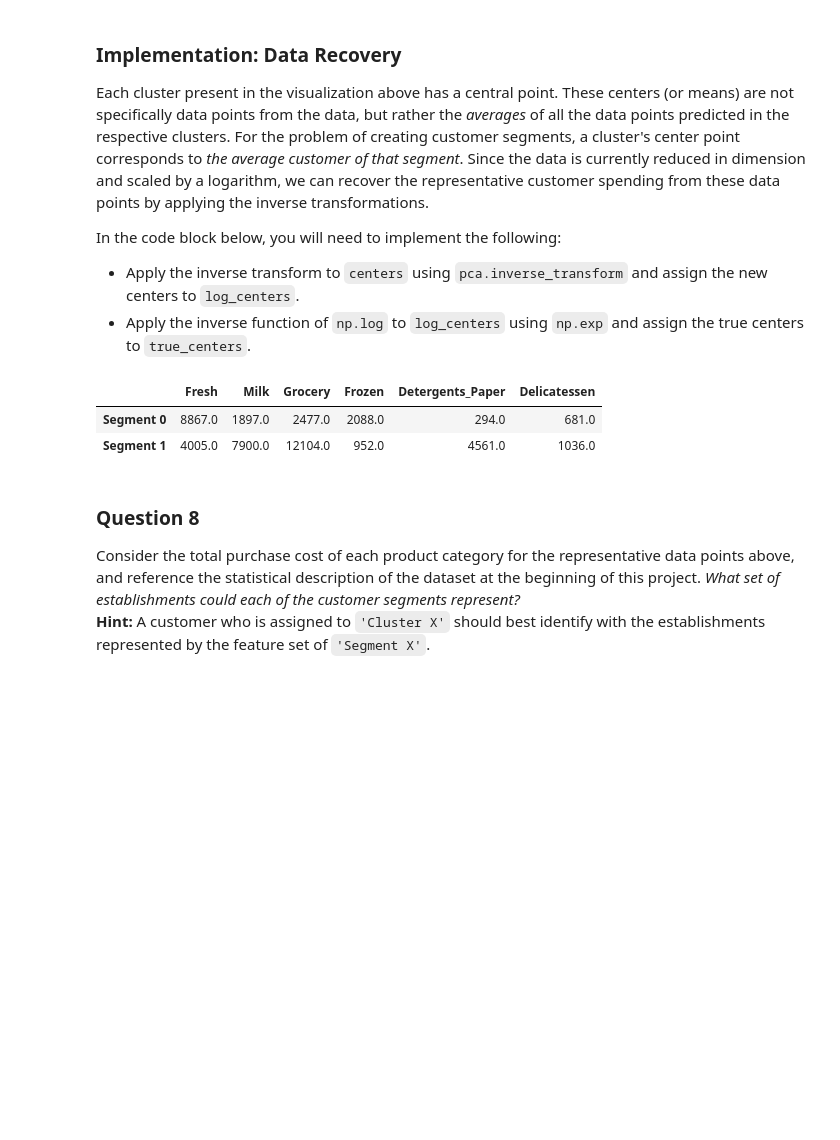
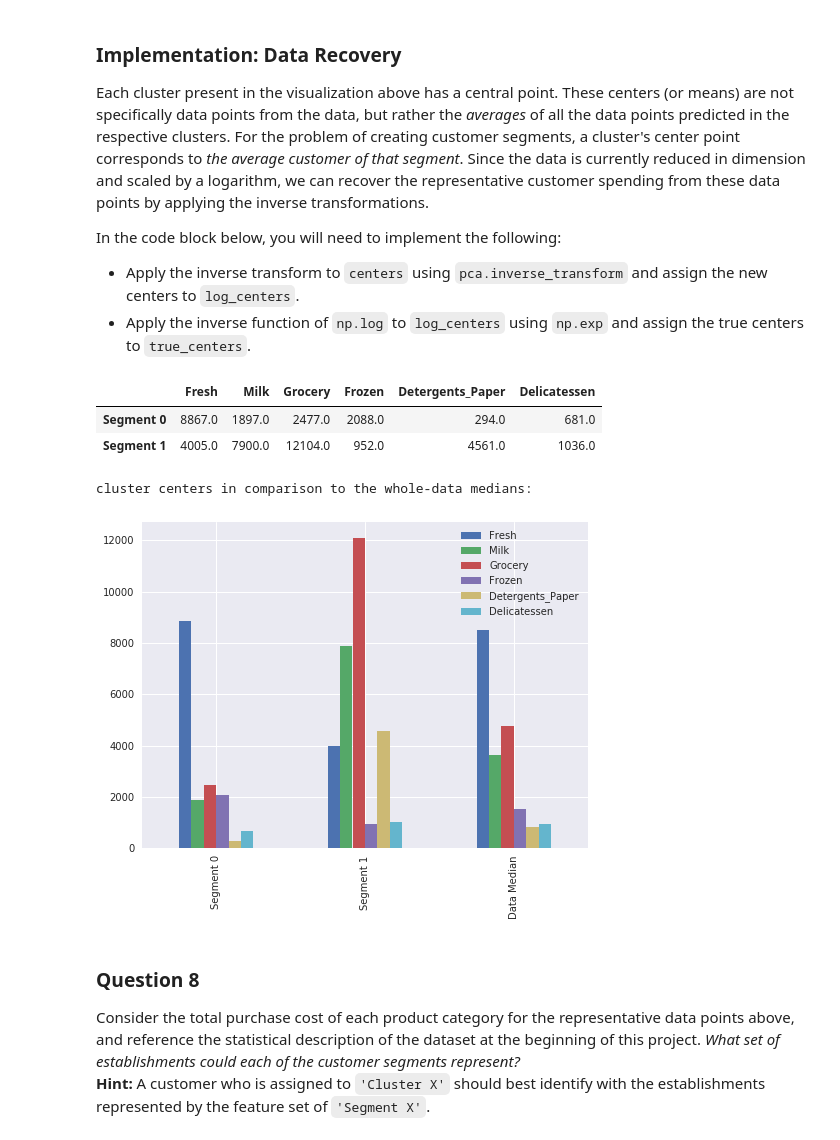
Before and after one commit to codekitchen/udacity_machine_learning, a Jupyter notebook: customer_segments/customer_segments.ipynb, the cells around one changed output. Cells and saved outputs as stored; diff of their text form; code cells hidden in the pictures; blank space fills up the shorter version.

```diff
--- a/customer_segments/customer_segments.ipynb
+++ b/customer_segments/customer_segments.ipynb
@@ -504,19 +525,28 @@ In the code block below, you will need to implement the following:
 # %%
 # Inverse transform the centers
 log_centers = pca.inverse_transform(centers)
 
 # Exponentiate the centers
 true_centers = np.exp(log_centers)
 
 # Display the true centers
 segments = ['Segment {}'.format(i) for i in range(0,len(centers))]
 true_centers = pd.DataFrame(np.round(true_centers), columns = data.keys())
 true_centers.index = segments
 display(true_centers)
+
+print "cluster centers in comparison to the whole-data medians:"
+plt.style.use('seaborn')
+compare = true_centers.copy()
+compare.loc['Data Median'] = data.median()
+compare.plot(kind='bar', figsize=(8,6))
+plt.show()
 # %% [output]
 |  | Fresh | Milk | Grocery | Frozen | Detergents_Paper | Delicatessen |
 | Segment 0 | 8867.0 | 1897.0 | 2477.0 | 2088.0 | 294.0 | 681.0 |
 | Segment 1 | 4005.0 | 7900.0 | 12104.0 | 952.0 | 4561.0 | 1036.0 |
+cluster centers in comparison to the whole-data medians:
+[figure, added]
 # %% [markdown]
 ### Question 8
 Consider the total purchase cost of each product category for the representative data points above, and reference the statistical description of the dataset at the beginning of this project. *What set of establishments could each of the customer segments represent?*
```
Also changed, not shown: parts of 10 cells of this notebook, 1 other file.
